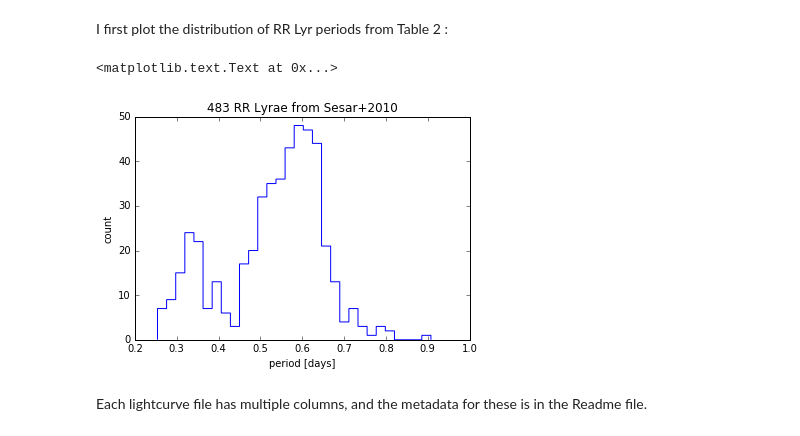
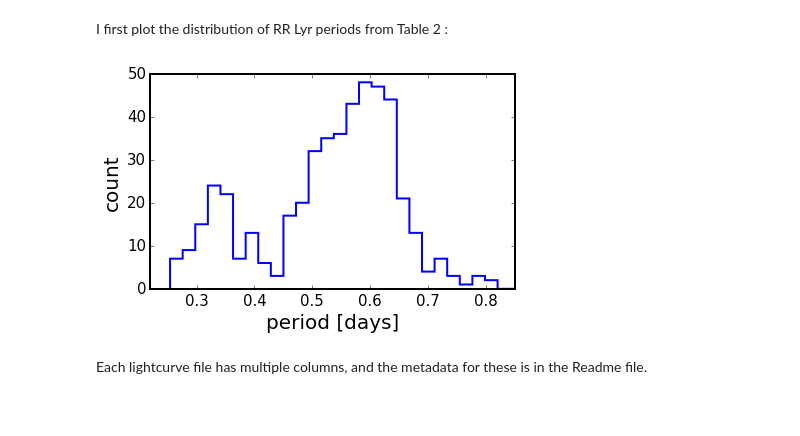
Before and after one commit to suberlak/PDAC_research, a Jupyter notebook: code/02.2017_S82_PDAC_single_object.ipynb, the cells around one changed output. Drawn from its saved outputs; the diff is of its cells as text; code cells hidden in the pictures; blank space fills up the shorter version.

Commit message:
updated periodogram making for PDAC S82 RR Lyr data

```diff
--- a/code/02.2017_S82_PDAC_single_object.ipynb
+++ b/code/02.2017_S82_PDAC_single_object.ipynb
@@ -40,13 +40,17 @@ table2 = Table.read(DirIn+'table2_lc_fit_params.txt', format='ascii')
 # %% [markdown]
 I first plot the distribution of  RR Lyr periods from Table 2 :
 # %%
-plt.hist(table2['Per'].data, bins=30, histtype='step')
-plt.ylabel('count')
-plt.xlabel('period [days]')
-plt.title('483 RR Lyrae from Sesar+2010')
+fig,ax = plt.subplots()
+ax.hist(table2['Per'].data, bins=30, histtype='step', lw=2)
+ax.set_ylabel('count')
+ax.set_xlabel('period [days]')
+ax.set_xlim(xmin = 0.22, xmax=0.85)
+
+#ax.set_title('483 RR Lyrae from Sesar+2010')
+plt.tight_layout()
+plt.savefig('../data_products/Fig_1_Sesar_2010_RRLyr.png')
 # %% [output]
-<matplotlib.text.Text at 0x...>
-[figure, old version]
+[figure, new version]
 # %% [markdown]
 Each lightcurve file has multiple columns, and the metadata for these is in the Readme file.
 # %% [markdown]
```
Also changed, not shown: parts of 26 cells of this notebook.
